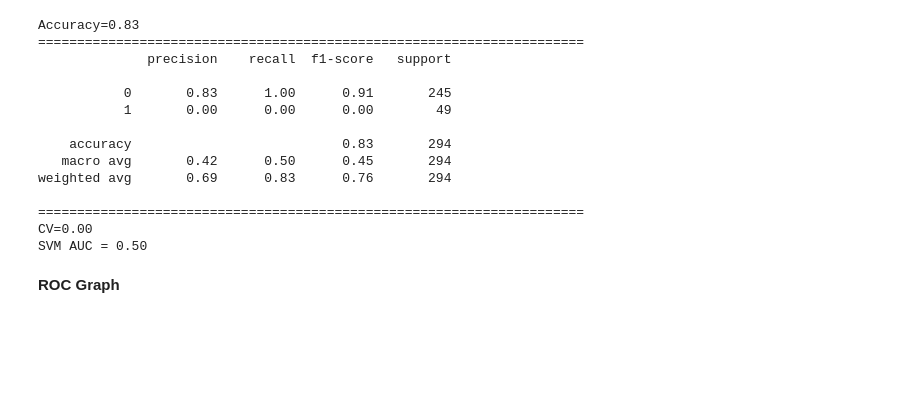
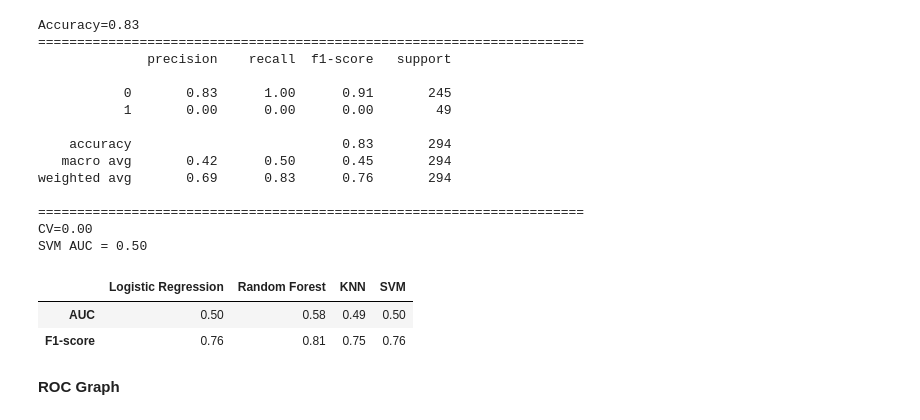
Before and after one commit to min-tee/HR-Analytics, a Jupyter notebook: HR_Analytics.ipynb, the cells around one changed output. Cells and saved outputs as stored; diff of their text form; code cells hidden in the pictures; blank space fills up the shorter version.

```diff
--- a/HR_Analytics.ipynb
+++ b/HR_Analytics.ipynb
@@ -363,6 +355,7 @@ print("Accuracy=%2.2f"%accuracy_score(y_test, y_pred))
 print("="*70)
 print(classification_report(y_test, y_pred))
 print("="*70)
+log_f1 = f1_score(y_test, y_pred, average='weighted')
 cvscore = cross_val_score(log_reg, X_train, y_train, cv=5, scoring='f1')
 print("CV=%2.2f"%cvscore.mean())
 log_reg_auc = roc_auc_score(y_test, log_reg.predict(X_test))
@@ -392,6 +385,7 @@ print("Accuracy=%2.2f"%accuracy_score(y_test, y_pred))
 print("="*70)
 print(classification_report(y_test, y_pred))
 print("="*70)
+rf_f1 = f1_score(y_test, y_pred, average='weighted')
 cvscore = cross_val_score(rand_fr, X_train, y_train, cv=5, scoring='f1')
 print("CV=%2.2f"%cvscore.mean())
 rand_fr_auc = roc_auc_score(y_test, rand_fr.predict(X_test))
@@ -421,6 +415,7 @@ print("Accuracy = %2.2f" %accuracy_score(y_test, y_pred))
 print("="*70)
 print(classification_report(y_test, y_pred))
 print("="*70)
+knn_f1 = f1_score(y_test, y_pred, average='weighted')
 cvscore = cross_val_score(knn, X_train, y_train, cv=5, scoring='f1')
 print("CV=%2.2f"%cvscore.mean())
 knn_auc = roc_auc_score(y_test, knn.predict(X_test))
@@ -450,6 +445,7 @@ print("Accuracy=%2.2f" %accuracy_score(y_test, y_pred))
 print("="*70)
 print(classification_report(y_test, y_pred))
 print('='*70)
+svm_f1 = f1_score(y_test, y_pred, average='weighted')
 cvscore = cross_val_score(svm, X_train, y_train, cv=5, scoring='f1')
 print("CV=%2.2f"%cvscore.mean())
 svm_auc = roc_auc_score(y_test, svm.predict(X_test))
@@ -469,6 +465,20 @@ weighted avg       0.69      0.83      0.76       294
 ======================================================================
 CV=0.00
 SVM AUC = 0.50
+# %%
+# Create table for baseline scores
+baseline_scores = {
+    'Logistic Regression' : [log_reg_auc, round(log_f1,2) ],
+    'Random Forest' : [round(rand_fr_auc,2), round(rf_f1,2)],
+    'KNN' : [round(knn_auc,2), round(knn_f1,2)],
+    'SVM' : [svm_auc, round(svm_f1,2)]
+}
+baseline_df = pd.DataFrame(baseline_scores, index=['AUC', 'F1-score'])
+baseline_df
+# %% [output]
+|  | Logistic Regression | Random Forest | KNN | SVM |
+| AUC | 0.50 | 0.58 | 0.49 | 0.50 |
+| F1-score | 0.76 | 0.81 | 0.75 | 0.76 |
 # %% [markdown]
 **ROC Graph**
 # %%
```
Also changed, not shown: parts of 24 cells of this notebook.
